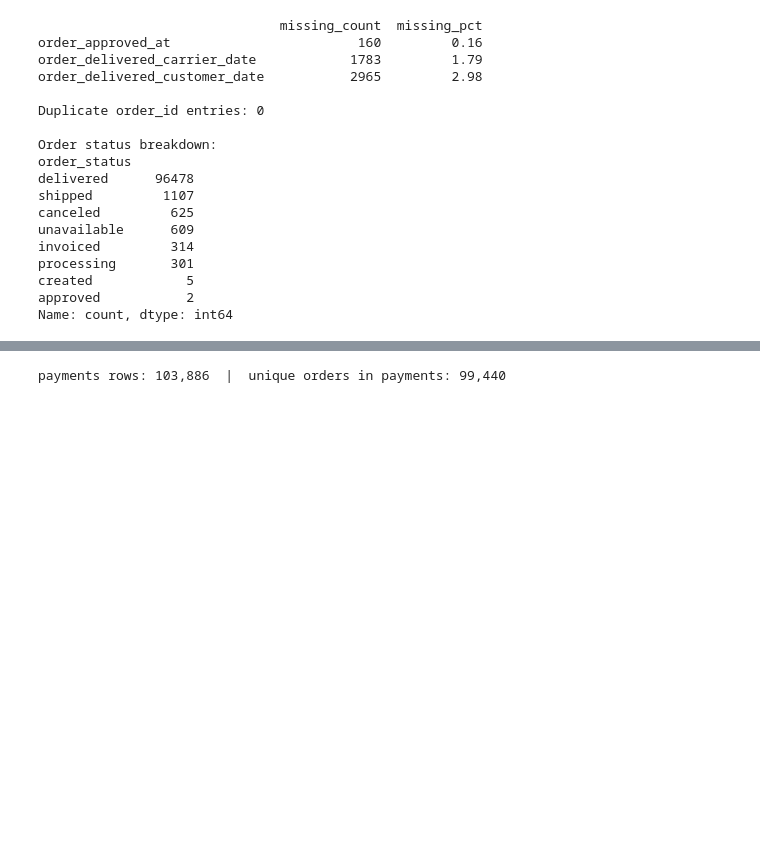
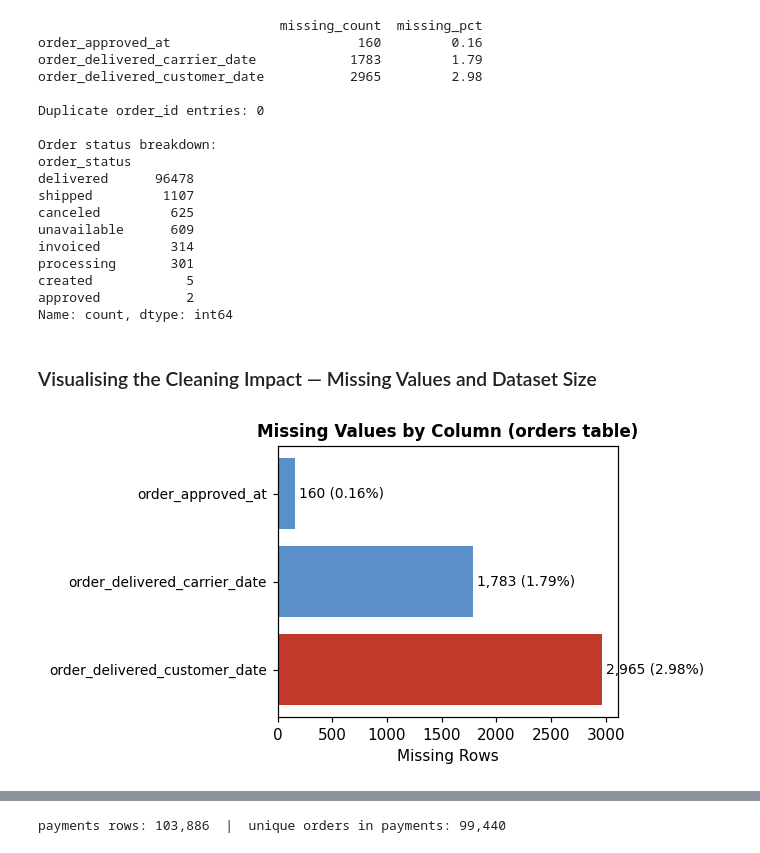
Before and after one commit to 23f3000862-svg/bdm-capstone-olist, a Jupyter notebook: BDM_Capstone_Analysis_Notebook.ipynb, the cells around one changed output, grey strips where cells are left out. Saved outputs shown, nothing was run; the diff lists cells and outputs as text; code cells hidden in the pictures; blank space fills up the shorter version.

Commit message:
Update BDM capstone analysis notebook

```diff
--- a/BDM_Capstone_Analysis_Notebook.ipynb
+++ b/BDM_Capstone_Analysis_Notebook.ipynb
@@ -31,13 +30,7 @@ from sklearn.linear_model import LinearRegression
 from sklearn.model_selection import train_test_split
 from sklearn.metrics import r2_score, mean_squared_error
 
-# Mount Google Drive (skip this cell if running locally instead of Colab)
-try:
-    from google.colab import drive
-    drive.mount('/content/drive')
-    DATA_DIR = '/content/drive/MyDrive/BDM_Capstone/data/'   # <-- update to match your Drive folder
-except ImportError:
-    DATA_DIR = 'data/'   # local fallback if not running in Colab
+DATA_DIR = 'data/'
 
 %matplotlib inline
 pd.set_option('display.max_columns', None)
@@ -130,3 +123,22 @@ processing       301
 created            5
 approved           2
 Name: count, dtype: int64
+# %% [markdown]
+### Visualising the Cleaning Impact — Missing Values and Dataset Size
+# %%
+# Missing values by column -- same chart used in the presentation deck
+fig, ax = plt.subplots(figsize=(6.2, 3.4))
+cols = missing.index.tolist()
+vals = missing.values.tolist()
+pct = missing_pct.values.tolist()
+y_pos = np.arange(len(cols))
+ax.barh(y_pos, vals, color=[LBLUE, LBLUE, RED])
+ax.set_yticks(y_pos); ax.set_yticklabels(cols, fontsize=9)
+ax.invert_yaxis()
+for i, (v, p) in enumerate(zip(vals, pct)):
+    ax.text(v + 40, i, f'{v:,} ({p}%)', va='center', fontsize=9)
+ax.set_xlabel('Missing Rows')
+ax.set_title('Missing Values by Column (orders table)', fontsize=11, fontweight='bold')
+plt.tight_layout(); plt.savefig('fig_missing.png', dpi=170); plt.show()
+# %% [output]
+[figure, added]
```
Also changed, not shown: parts of 3 cells of this notebook.
